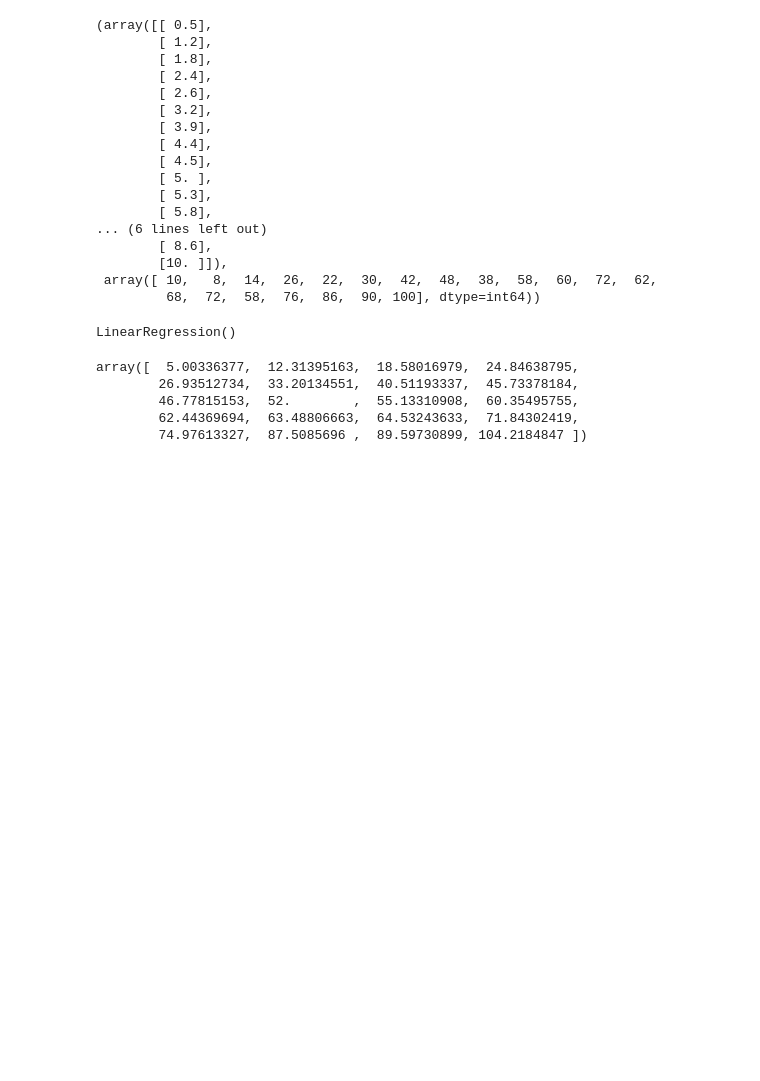
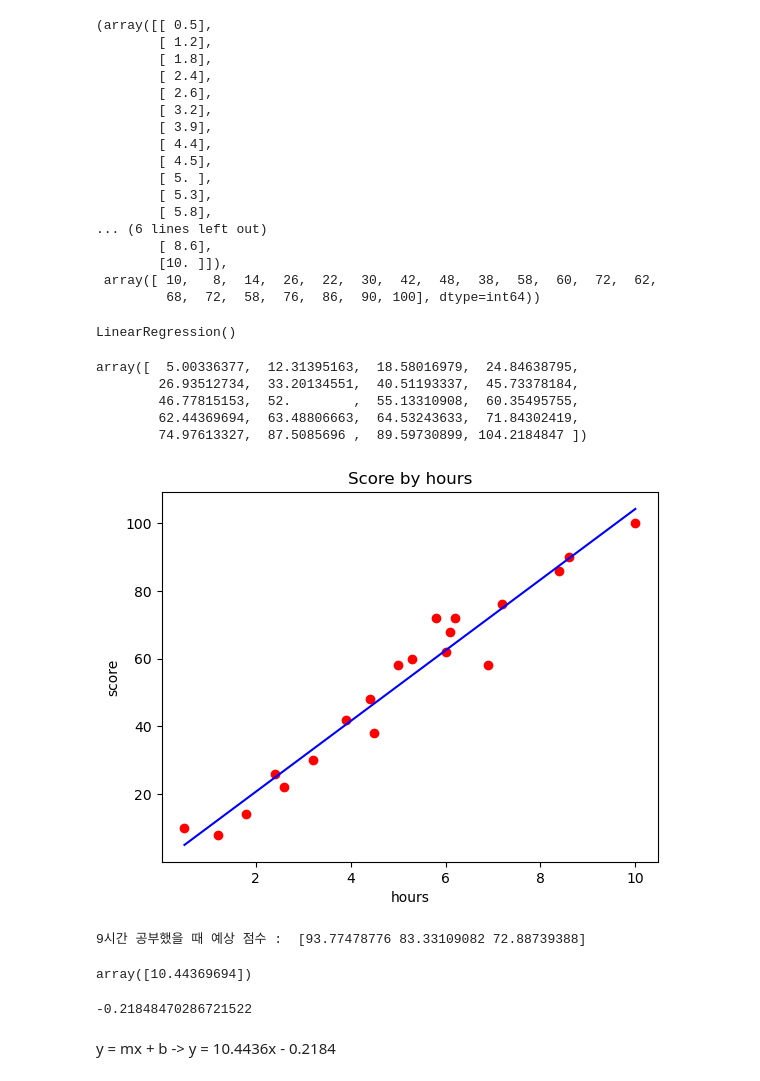
Before and after one commit to Kor-NOH/ML_study, a Jupyter notebook: ScikitLearn/01.Linear Regression.ipynb, the cells around one changed output. Cells and saved outputs as stored; diff of their text form; code cells hidden in the pictures; blank space fills up the shorter version.

```diff
--- a/ScikitLearn/01.Linear Regression.ipynb
+++ b/ScikitLearn/01.Linear Regression.ipynb
@@ -53,3 +53,27 @@ array([  5.00336377,  12.31395163,  18.58016979,  24.84638795,
         46.77815153,  52.        ,  55.13310908,  60.35495755,
         62.44369694,  63.48806663,  64.53243633,  71.84302419,
         74.97613327,  87.5085696 ,  89.59730899, 104.2184847 ])
+# %%
+plt.scatter(X, y, color='red') # 산정도
+plt.plot(X, y_pred, color='blue') # 선 그래프
+plt.title('Score by hours') # 제목
+plt.xlabel('hours')
+plt.ylabel('score')
+plt.show()
+# %% [output]
+[figure, added]
+# %%
+print('9시간 공부했을 때 예상 점수 : ', reg.predict([[9], [8], [7]])) # 9,8,7 시간일때 예측 값
+# %% [output]
+9시간 공부했을 때 예상 점수 :  [93.77478776 83.33109082 72.88739388]
+# %%
+reg.coef_ # 기울기 (m)
+# %% [output]
+array([10.44369694])
+# %%
+reg.intercept_ # y 절편 (b)
+# %% [output]
+-0.21848470286721522
+# %% [markdown]
+
+y = mx + b -> y = 10.4436x - 0.2184
```
Also changed, not shown: parts of 1 cell of this notebook.
